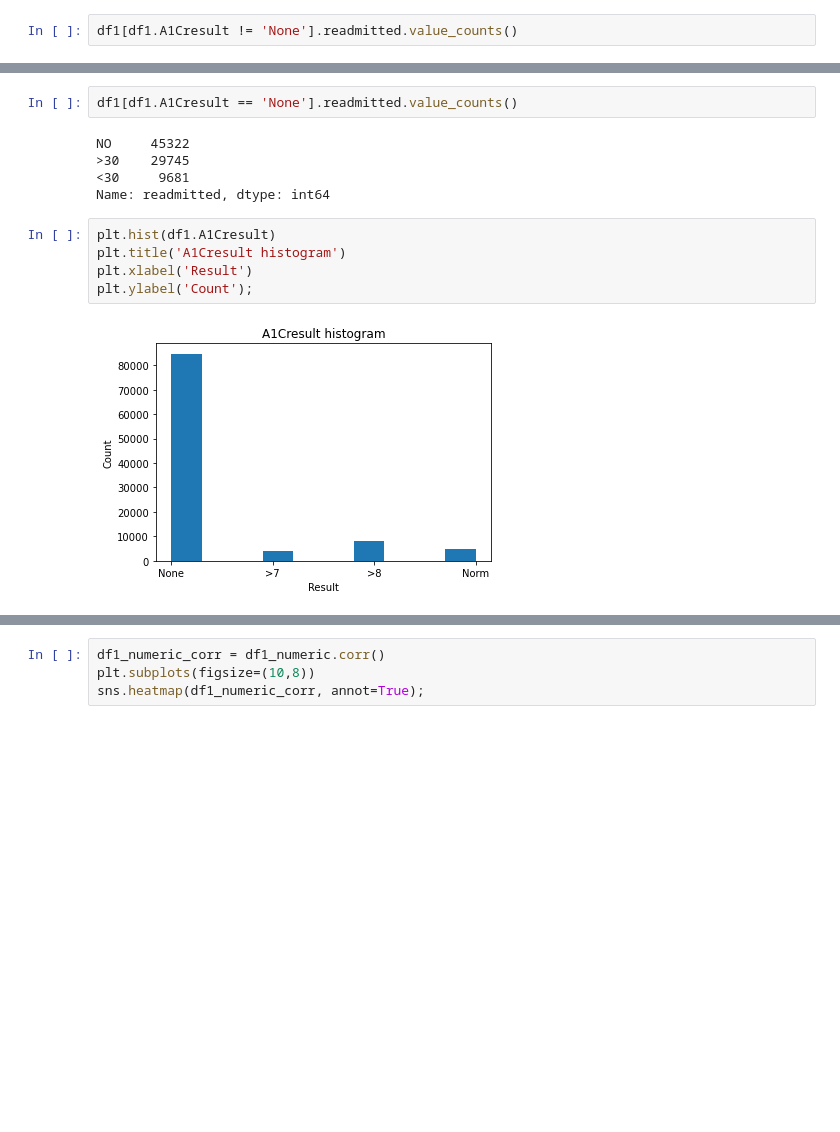
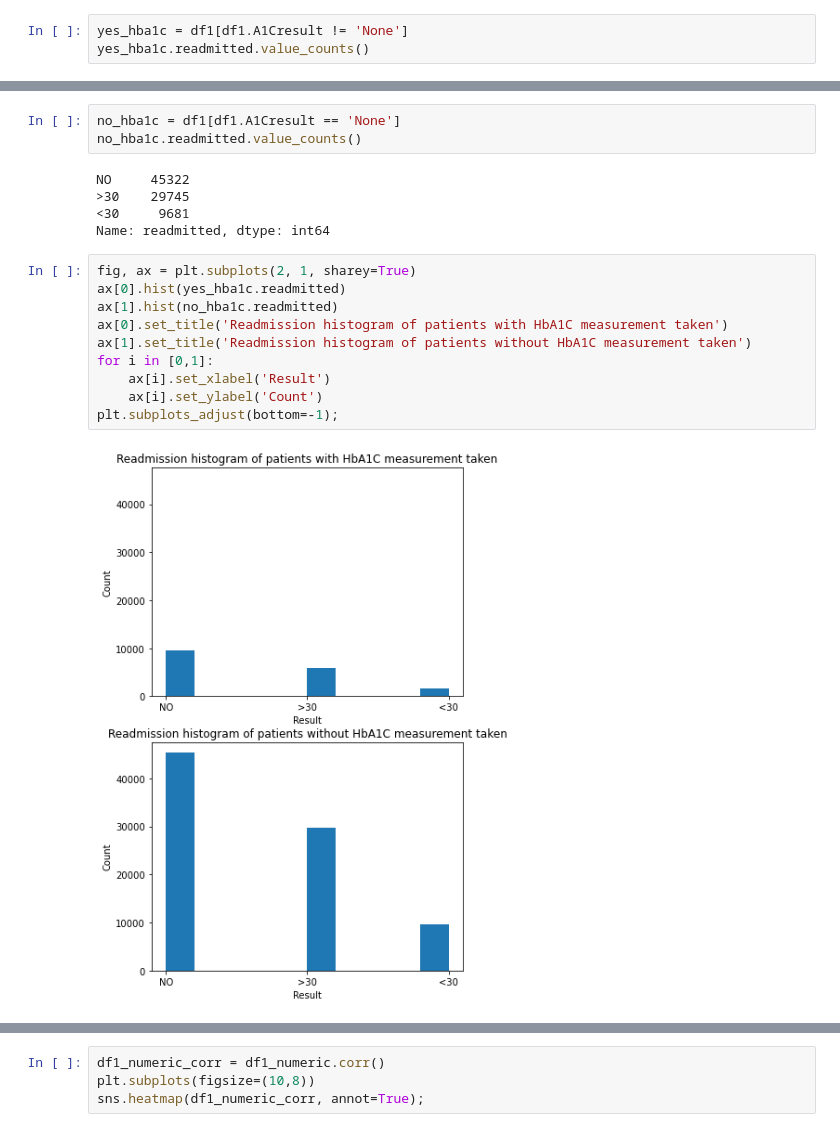
Before and after one commit to kstoudt/Springboard, a Jupyter notebook: Capstone Two/Diabetic Patient Readmission - EDA.ipynb, the cells around one changed output, grey strips where cells are left out. Drawn from its saved outputs; the diff is of its cells as text; blank space fills up the shorter version.

```diff
--- a/Capstone Two/Diabetic Patient Readmission - EDA.ipynb
+++ b/Capstone Two/Diabetic Patient Readmission - EDA.ipynb
@@ -122,21 +142,28 @@ df1_numeric.head(15).T
 # %%
-df1[df1.A1Cresult != 'None'].readmitted.value_counts()
+yes_hba1c = df1[df1.A1Cresult != 'None']
+yes_hba1c.readmitted.value_counts()
 # %% [output]
 NO     9542
 >30    5800
 <30    1676
 Name: readmitted, dtype: int64
 # %%
-df1[df1.A1Cresult == 'None'].readmitted.value_counts()
+no_hba1c = df1[df1.A1Cresult == 'None']
+no_hba1c.readmitted.value_counts()
 # %% [output]
 NO     45322
 >30    29745
 <30     9681
 Name: readmitted, dtype: int64
 # %%
-plt.hist(df1.A1Cresult)
-plt.title('A1Cresult histogram')
-plt.xlabel('Result')
-plt.ylabel('Count');
+fig, ax = plt.subplots(2, 1, sharey=True)
+ax[0].hist(yes_hba1c.readmitted)
+ax[1].hist(no_hba1c.readmitted)
+ax[0].set_title('Readmission histogram of patients with HbA1C measurement taken')
+ax[1].set_title('Readmission histogram of patients without HbA1C measurement taken')
+for i in [0,1]:
+    ax[i].set_xlabel('Result')
+    ax[i].set_ylabel('Count')
+plt.subplots_adjust(bottom=-1);
 # %% [output]
-[figure, old version]
+[figure, new version]
```
Also changed, not shown: parts of 12 cells of this notebook, 2 other files.
